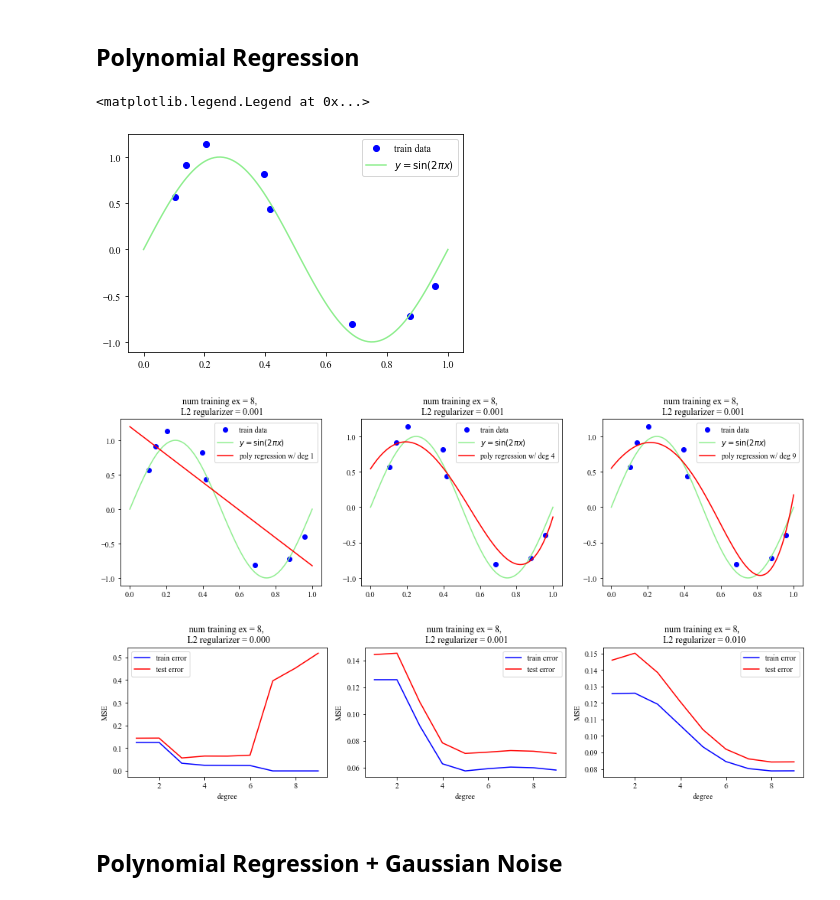
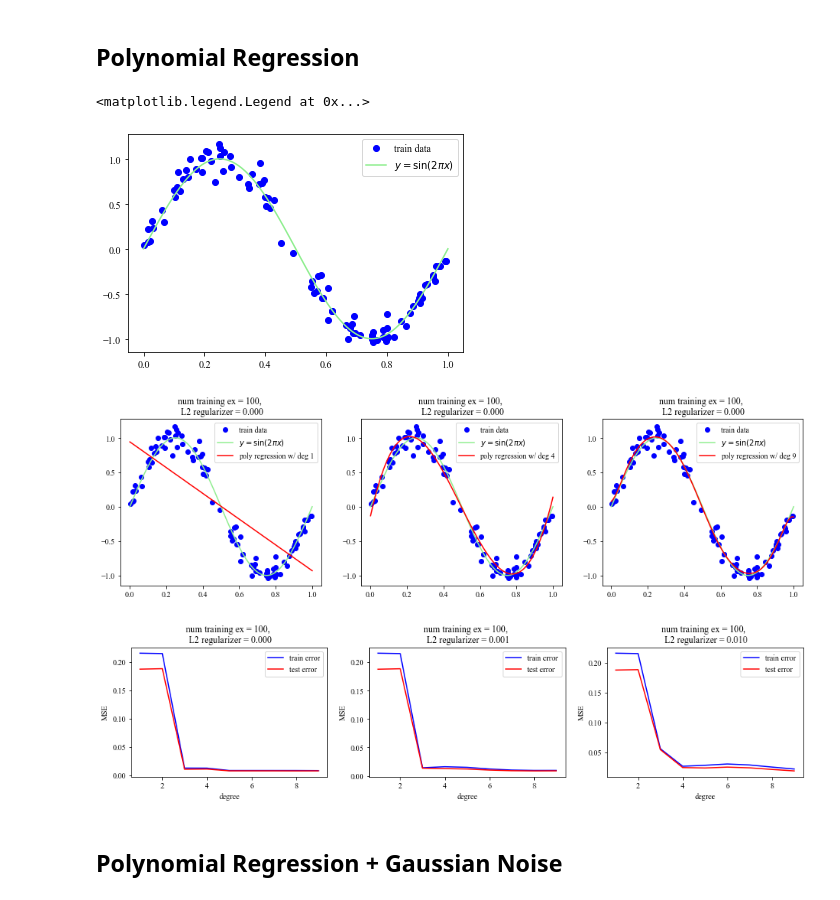
Before and after one commit to HanbaekLyu/Math156_UCLA_SP21, a Jupyter notebook: notebooks/Math156_polynomial_regression_1.ipynb, the cells around one changed output. Drawn from its saved outputs; the diff is of its cells as text; code cells hidden in the pictures.

```diff
--- a/notebooks/Math156_polynomial_regression_1.ipynb
+++ b/notebooks/Math156_polynomial_regression_1.ipynb
@@ -33,8 +33,8 @@ def poly_regression(x_train, y_train, deg=9, alpha=0):
 # Generate train and test data from y = sin(2\pi x) + N(0,\sigma^2)
 
 np.random.seed(1)
-N = 8
-sigma = 0.35
+N = 100
+sigma = 0.3
 x_train = []
 y_train = []
 x_test = []
@@ -62,28 +62,28 @@ ax.plot(x, np.sin(2*np.pi*x), color='lightgreen', label="$y=\sin(2\pi x)$")
 ax.legend()
 # %% [output]
 <matplotlib.legend.Legend at 0x...>
-[figure, old version]
+[figure, new version]
 # %%
 # plot fitted polynomial regression curve
 deg_list = [1,4,9] # degree of polynomial
-alpha_list = [0, 0.001, 0.01, 0.1]
+alpha_list = [0, 0, 0.01, 0.1]
 fig, ax = plt.subplots(nrows=1, ncols=len(deg_list), figsize=[16, 4])
 for i in np.arange(len(deg_list)):
     # make plot
     M = deg_list[i]
     alpha = alpha_list[1]
     y_hat_train, w_hat = poly_regression(x_train, y_train, deg=M, alpha=alpha)
     ax[i].plot(x_train, y_train, 'o', color='blue', label="train data")
     x = np.linspace(0, 1, 100)
     ax[i].plot(x, np.sin(2*np.pi*x), color='lightgreen', label="$y=\sin(2\pi x)$")
     # ax.plot(x_train, y_hat_train, 'o', color = 'red')
     y_poly = make_poly_matrix(x, deg=M) @ w_hat
     ax[i].plot(x, y_poly, color = 'red', label="poly regression w/ deg %i" % M)
     ax[i].title.set_text("num training ex = %i, \n L2 regularizer = %.3f" % (N, alpha))
     ax[i].legend()
     plt.savefig('poly_fitting_ex_2.pdf', bbox_inches='tight')
 # %% [output]
-[figure, old version]
+[figure, new version]
 # %%
 # plot the test error for multiple values of hyperparameters
 
@@ -96,8 +96,8 @@ for i in np.arange(len(deg_list)):
     for j in np.arange(len(alpha_list)):
         y_hat_train, w_hat = poly_regression(x_train, y_train, deg=deg_list[i], alpha=alpha_list[j])
         y_hat_test = make_poly_matrix(x_test, deg=deg_list[i]) @ w_hat
-        error_train_mx[i, j] = np.linalg.norm(y_train-y_hat_train, 2)/N
-        error_test_mx[i, j] = np.linalg.norm(y_test-y_hat_test, 2)/N
+        error_train_mx[i, j] = np.linalg.norm(y_train-y_hat_train, 2)**2/N
+        error_test_mx[i, j] = np.linalg.norm(y_test-y_hat_test, 2)**2/N
 # print('!!!', error_mx)
 
 
@@ -114,7 +114,7 @@ for i in np.arange(ncols):
 plt.tight_layout(rect=[0, 0.03, 1, 0.9])
 plt.savefig('poly_error_ex_2.pdf')
 # %% [output]
-[figure, old version]
+[figure, new version]
 # %% [markdown]
 ## Polynomial Regression + Gaussian Noise
 # %%
```
Also changed, not shown: parts of 3 cells of this notebook, 12 other files.
